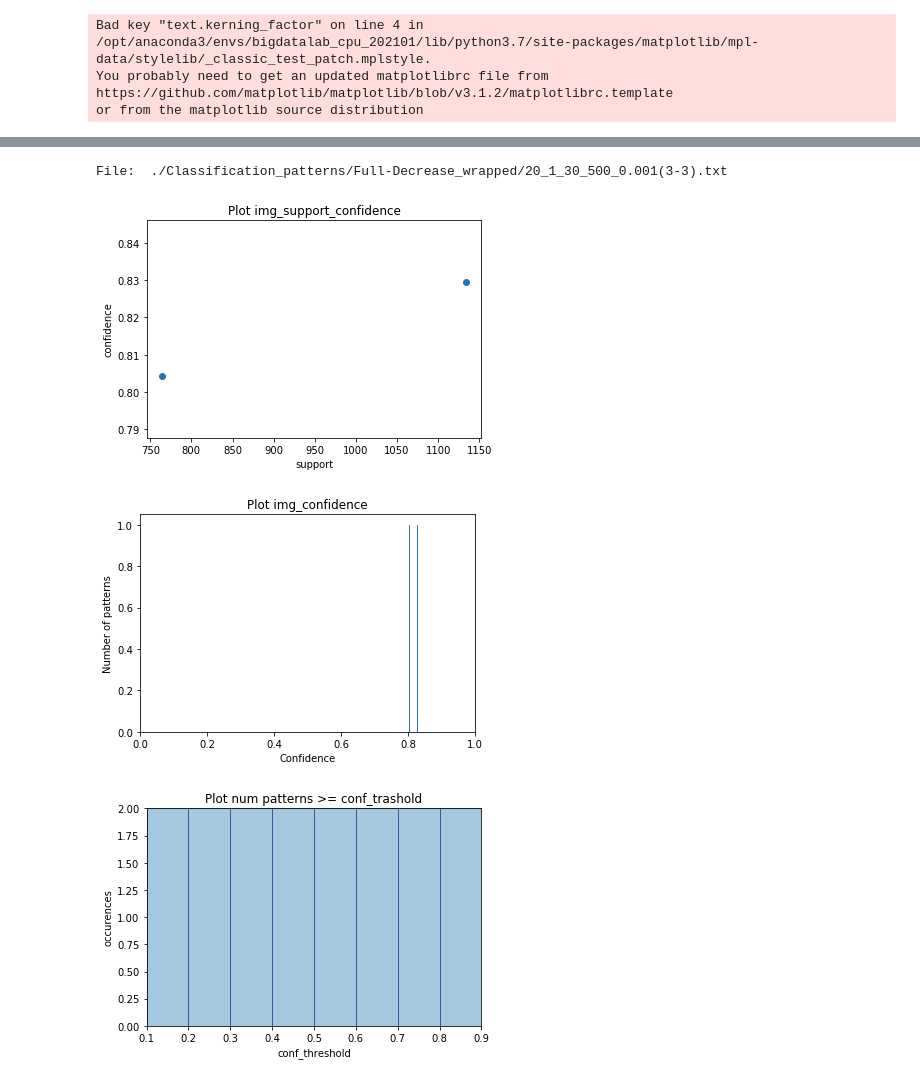
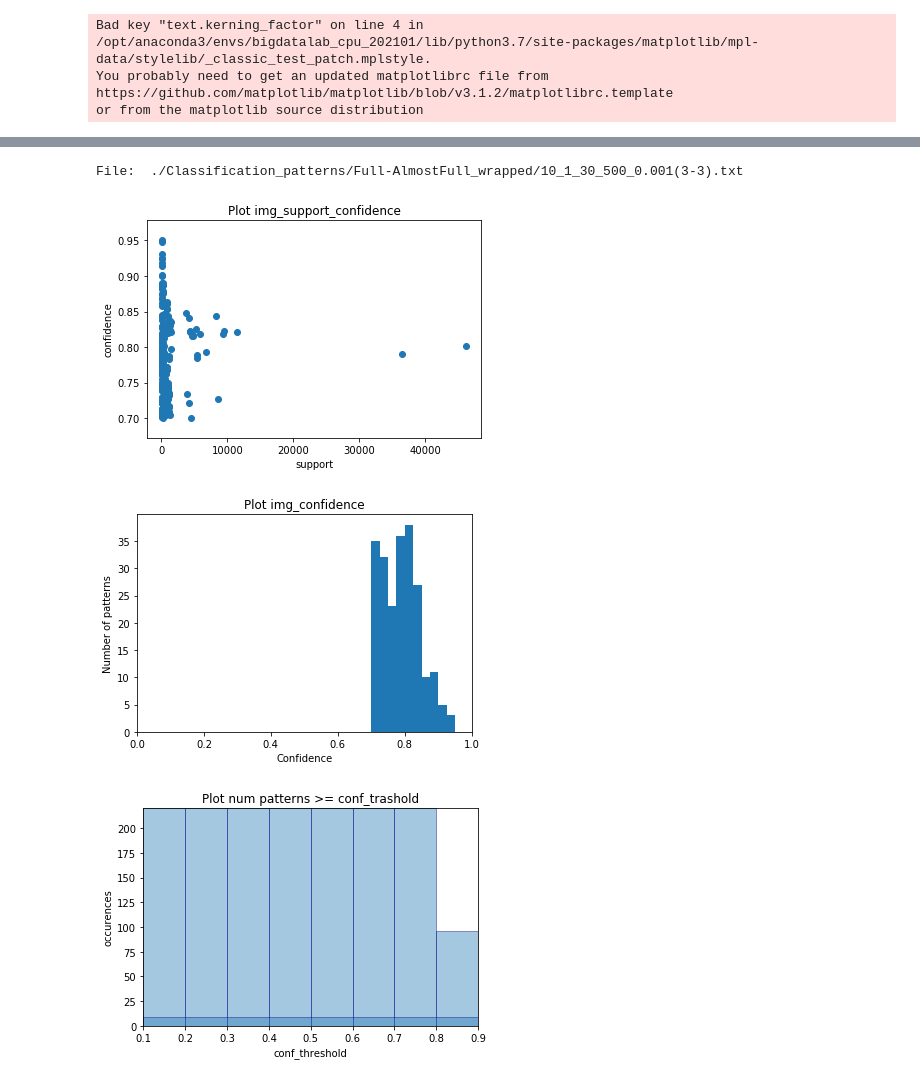
Before and after one commit to LorenzoOttino/Spatio-temporal-data-analysis, a Jupyter notebook: SFbay bike sharing/Associative classifier/Associative_classification.ipynb, the cells around one changed output, grey strips where cells are left out. Drawn from its saved outputs; the diff is of its cells as text; code cells hidden in the pictures.

Commit message:
Update classification
Added more features for the classification and experiments

```diff
--- a/SFbay bike sharing/Associative classifier/Associative_classification.ipynb
+++ b/SFbay bike sharing/Associative classifier/Associative_classification.ipynb
@@ -87,19 +85,18 @@ df_t = test_ext.extract_items(extraction_type=extraction_type, neighborhood_type
                        n_neighbors=n_neighbors, incr_dec_threshold=incr_dec_threshold,
                        wrap_states=wrap_states, state_change=state_change, for_test=True)
 # %%
-# remember to change patterns file
-conf_threshold = 0.8
+conf_threshold = 0.7
 sup_threshold = 0
 patterns_file = f"./Classification_patterns/{extraction_type}{'_wrapped' if wrap_states else ''}{'_stateChange' if state_change else ''}/{n_neighbors if neighborhood_type=='indegree' else 'Dist'}_{incr_dec_threshold}_{interval}_{int(th*1000)}_{support}({window_size}-{maxDelta}).txt"
 
 print("File: ", patterns_file)
 
 filtered_patterns = ext.filter_patterns_conf_sup(patterns_file, conf_threshold, sup_threshold, target='AlmostFull')
 ext.print_patterns_stats(filtered_patterns)
 rules = filtered_patterns.collect()
 # %% [output]
-File:  ./Classification_patterns/Full-Decrease_wrapped/20_1_30_500_0.001(3-3).txt
+File:  ./Classification_patterns/Full-AlmostFull_wrapped/10_1_30_500_0.001(3-3).txt
-[figure, old version]
+[figure, new version]
-[figure, old version]
+[figure, new version]
-[figure, old version]
+[figure, new version]
 # %%
```
Also changed, not shown: parts of 8 cells of this notebook, 2 other files.
